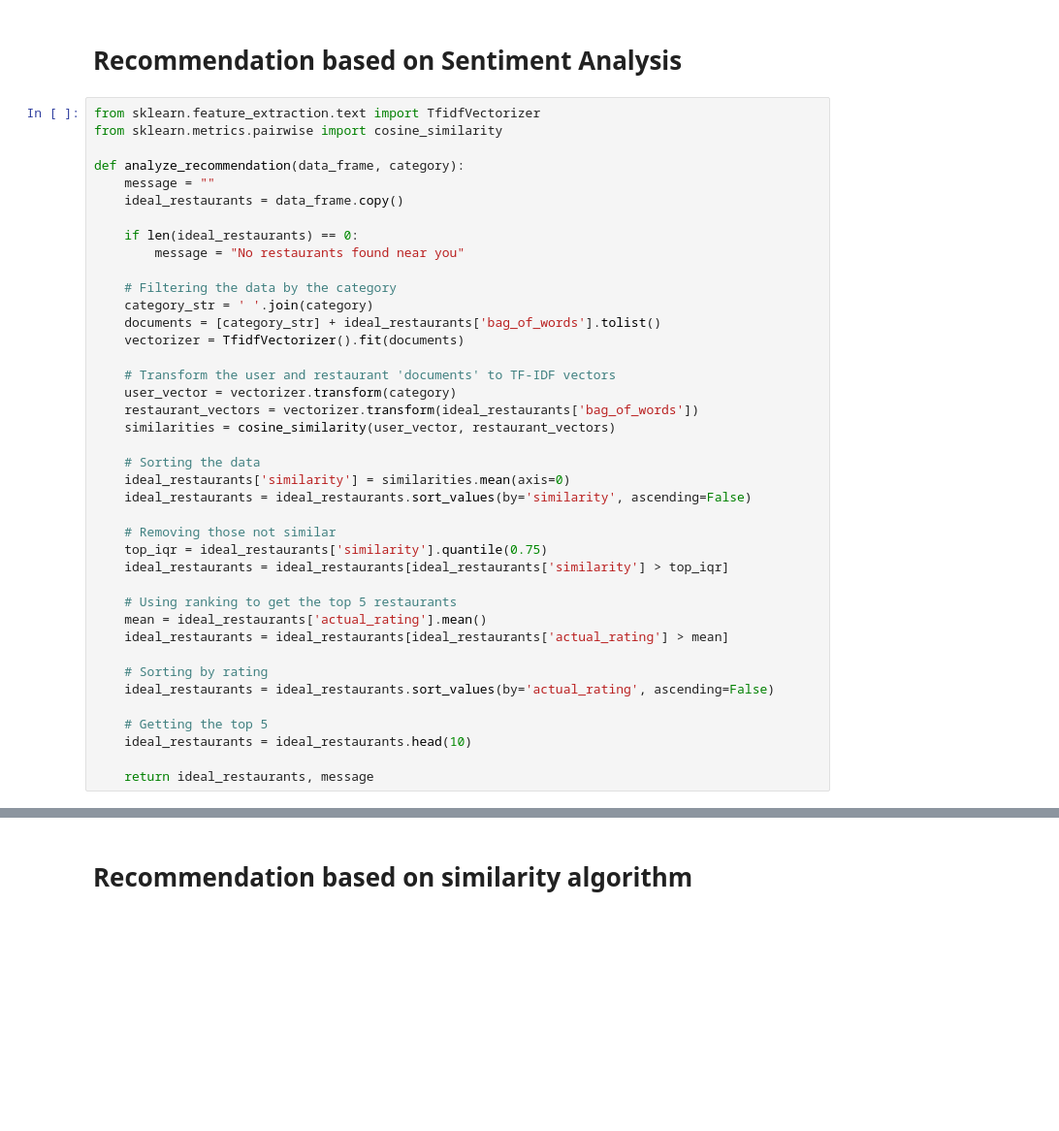
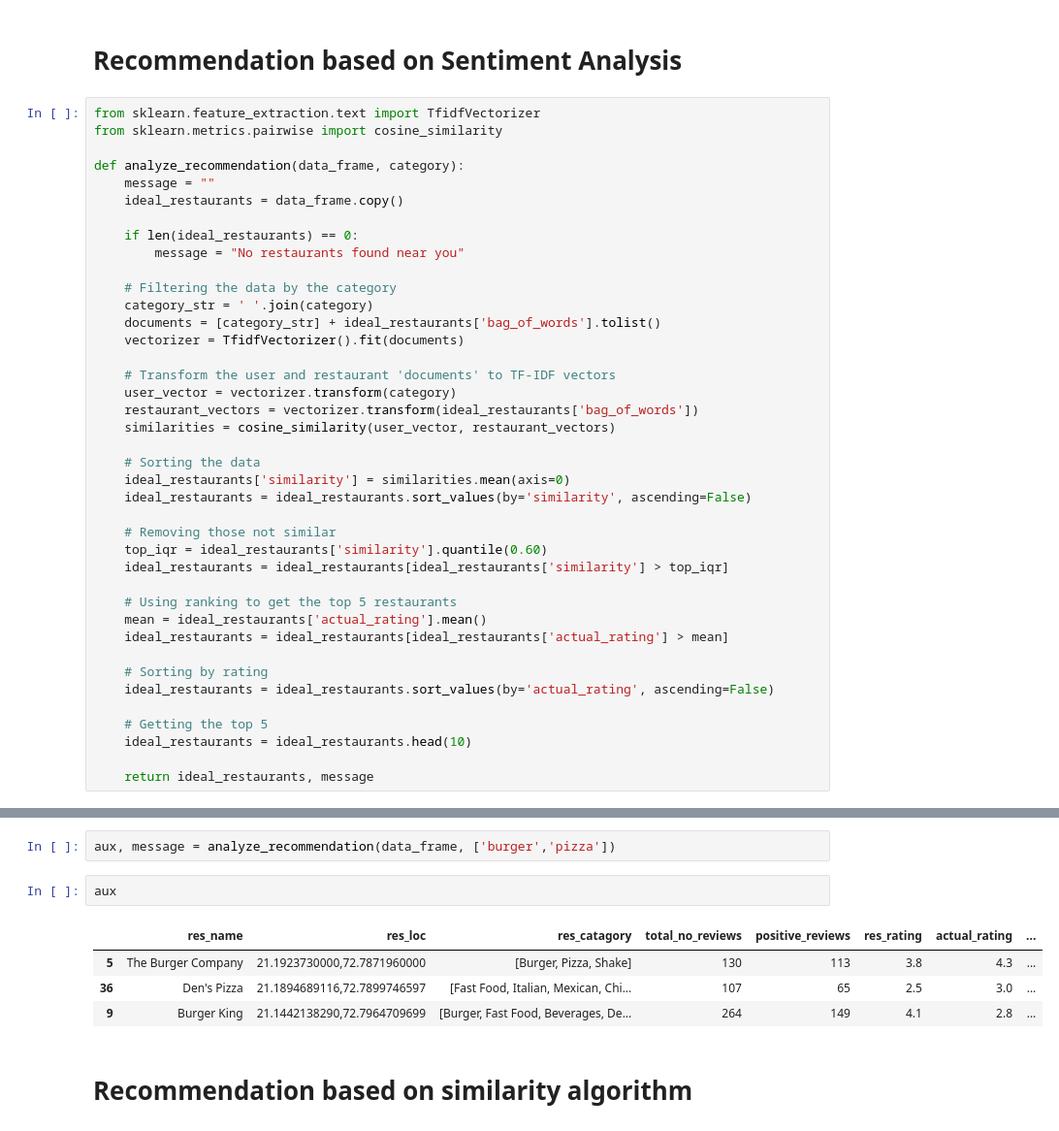
Before and after one commit to duartebarbosa12/restaurants_recommendation, a Jupyter notebook: restaurants2.ipynb, the cells around one changed output, grey strips where cells are left out. Shown at 97% size. Saved outputs shown, nothing was run; the diff lists cells and outputs as text; blank space fills up the shorter version.

```diff
--- a/restaurants2.ipynb
+++ b/restaurants2.ipynb
@@ -156,7 +167,7 @@ def analyze_recommendation(data_frame, category):
     ideal_restaurants = ideal_restaurants.sort_values(by='similarity', ascending=False)
 
     # Removing those not similar
-    top_iqr = ideal_restaurants['similarity'].quantile(0.75)
+    top_iqr = ideal_restaurants['similarity'].quantile(0.60)
     ideal_restaurants = ideal_restaurants[ideal_restaurants['similarity'] > top_iqr]
 
     # Using ranking to get the top 5 restaurants
@@ -185,3 +184,12 @@ restaurants
+# %%
+aux, message = analyze_recommendation(data_frame, ['burger','pizza'])
+# %%
+aux
+# %% [output]
+|  | res_name | res_loc | res_catagory | total_no_reviews | positive_reviews | res_rating | actual_rating | ... |
+| 5 | The Burger Company | 21.1923730000,72.7871960000 | [Burger, Pizza, Shake] | 130 | 113 | 3.8 | 4.3 | ... |
+| 36 | Den's Pizza | 21.1894689116,72.7899746597 | [Fast Food, Italian, Mexican, Chi... | 107 | 65 | 2.5 | 3.0 | ... |
+| 9 | Burger King | 21.1442138290,72.7964709699 | [Burger, Fast Food, Beverages, De... | 264 | 149 | 4.1 | 2.8 | ... |
 # %% [markdown]
 # Recommendation based on similarity algorithm
 # %%
```
Also changed, not shown: parts of 14 cells of this notebook.
